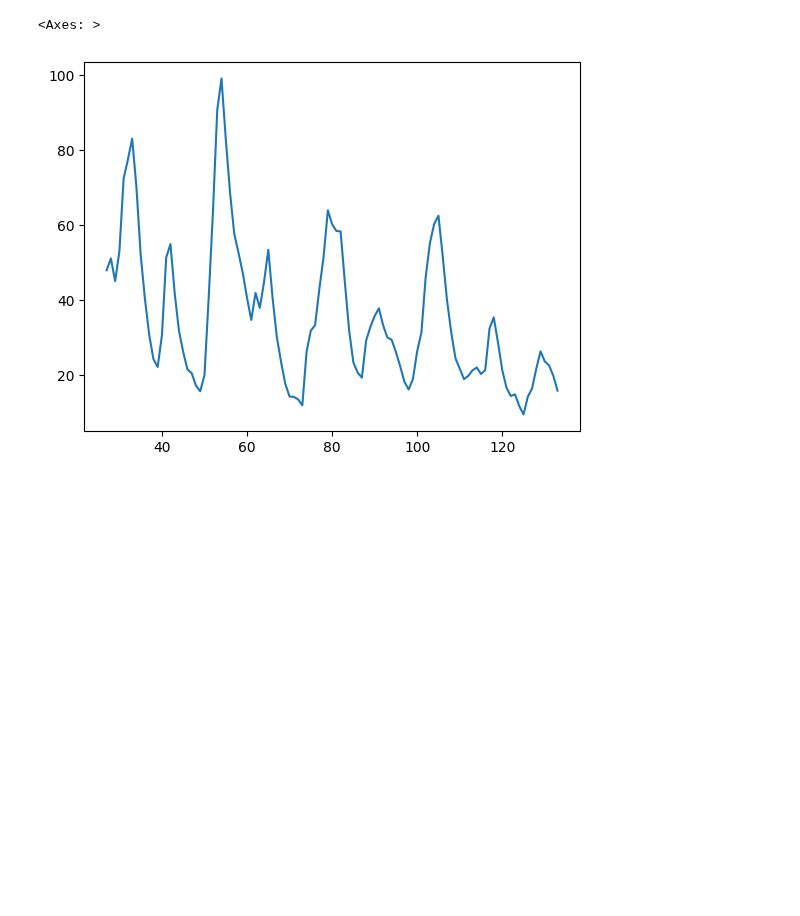
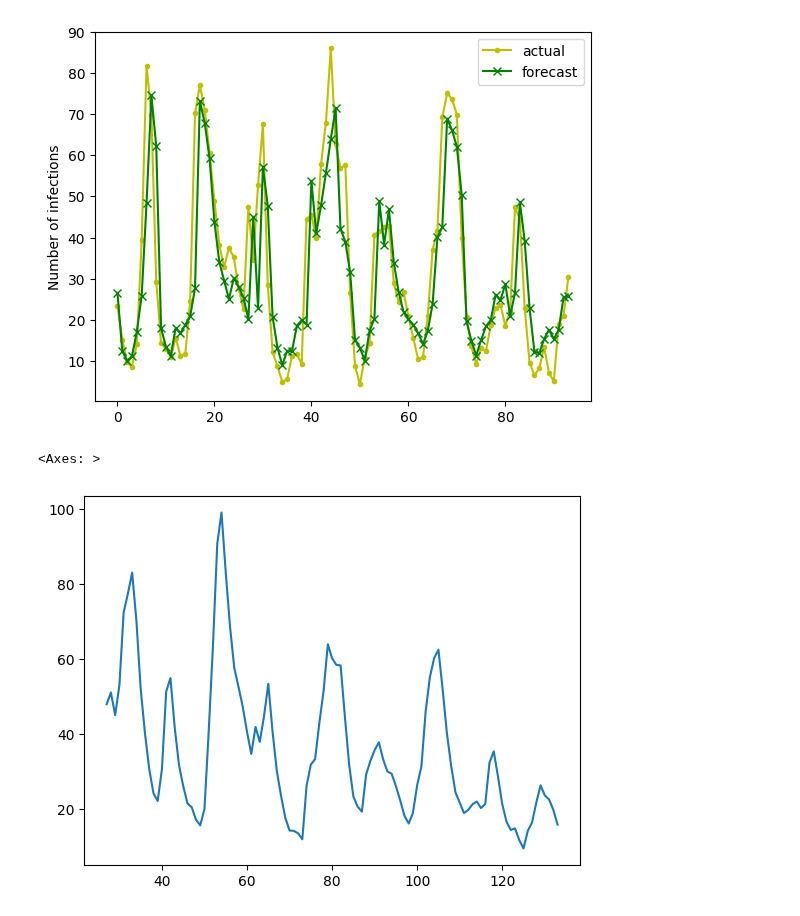
Before and after one commit to meonghiem/GR3, a Jupyter notebook: src/a.ipynb, the cells around one changed output. Cells and saved outputs as stored; diff of their text form; code cells hidden in the pictures; blank space fills up the shorter version.

```diff
--- a/src/a.ipynb
+++ b/src/a.ipynb
@@ -281,0 +406,6 @@ r2
+# %%
+trainY_hat = model.predict(trainX)
+trainY_hat_inverse = scaler.inverse_transform(trainY_hat)
+trainY_inverse = scaler.inverse_transform(trainY)
+plot(trainY_inverse, trainY_hat_inverse)
+# %% [output]
@@ -282,3 +413,4 @@ r2
+[figure, added]
 # %%
 
 import pandas as pd
```
Also changed, not shown: parts of 17 cells of this notebook, 4 other files.
